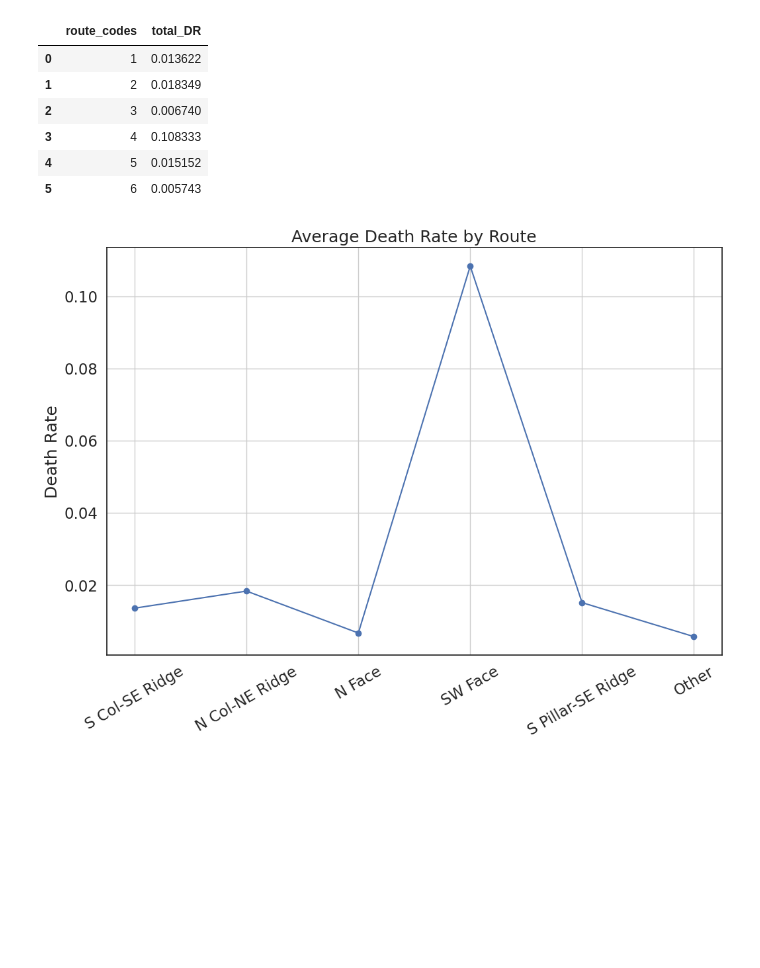
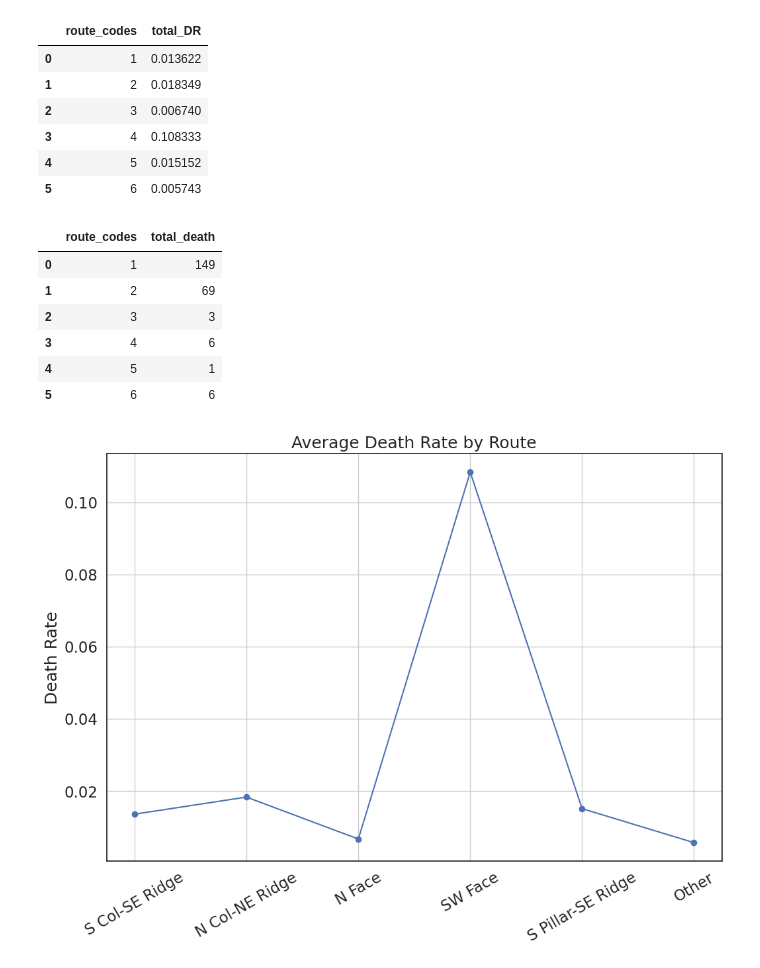
Before and after one commit to snig-17/QM-GRUNGE, a Jupyter notebook: Factors/Route_Alice.ipynb, the cells around one changed output. Cells and saved outputs as stored; diff of their text form; code cells hidden in the pictures; blank space fills up the shorter version.

```diff
--- a/Factors/Route_Alice.ipynb
+++ b/Factors/Route_Alice.ipynb
@@ -266,6 +258,17 @@ total_route_death
 | 3 | 4 | 0.108333 |
 | 4 | 5 | 0.015152 |
 | 5 | 6 | 0.005743 |
+# %%
+sum_route_death = df_recent.groupby('route_codes')['total_death'].sum().reset_index()
+sum_route_death
+# %% [output]
+|  | route_codes | total_death |
+| 0 | 1 | 149 |
+| 1 | 2 | 69 |
+| 2 | 3 | 3 |
+| 3 | 4 | 6 |
+| 4 | 5 | 1 |
+| 5 | 6 | 6 |
 # %%
 plt.plot(total_route_death['route_codes'], total_route_death['total_DR'], marker='o')
 plt.xlabel('')
```
Also changed, not shown: parts of 5 cells of this notebook.
